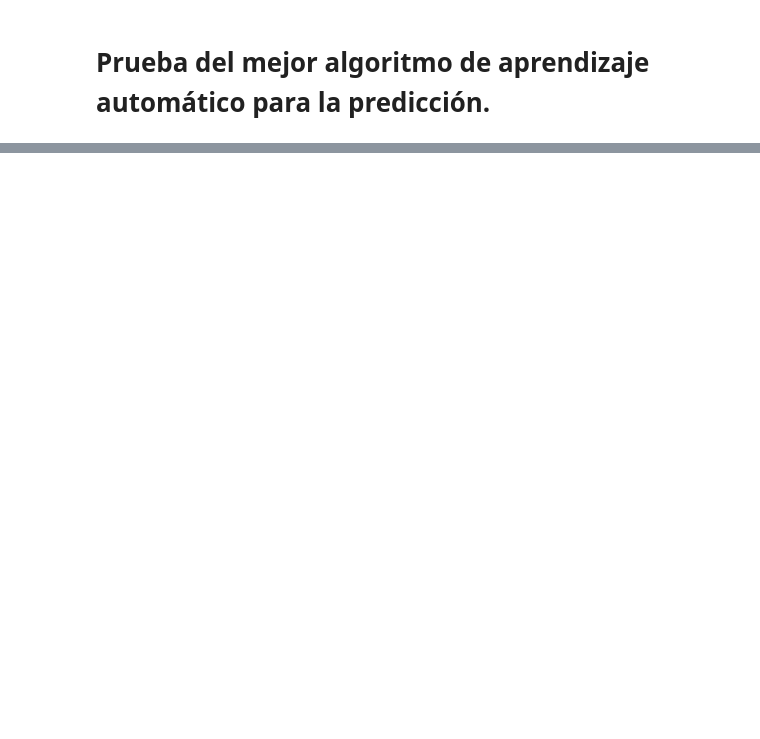
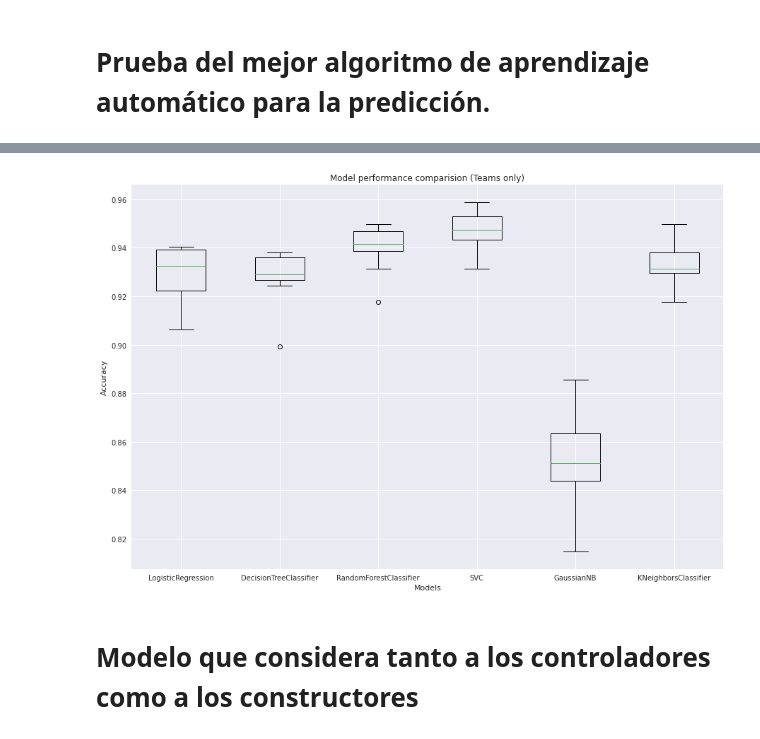
Before and after one commit to jGalanDS/redbull_espa, a Jupyter notebook: 04.ML_Modelling.ipynb, the cells around one changed output, grey strips where cells are left out. Cells and saved outputs as stored; diff of their text form; code cells hidden in the pictures; blank space fills up the shorter version.

```diff
--- a/04.ML_Modelling.ipynb
+++ b/04.ML_Modelling.ipynb
@@ -93,0 +314,11 @@ ente más pequeño de ejemplos que se utiliza para ajustar los hiperparámetros
+# %%
+x_c = data[['GP_name','quali_pos','constructor','position','constructor_reliability','active_constructor']]
+# %%
+x_c = x_c[x_c['active_constructor']==1]
+# %%
+sc  = StandardScaler()
+le = LabelEncoder()
+x_c['GP_name'] = le.fit_transform(x_c['GP_name'])
+x_c['constructor'] = le.fit_transform(x_c['constructor'])
+X_c = x_c.drop(['position','active_constructor'],1)
+y_c = x_c['position'].apply(lambda x: position_index(x))
@@ -93,0 +347,11 @@ ente más pequeño de ejemplos que se utiliza para ajustar los hiperparámetros
+# %%
+plt.figure(figsize=(15,10))
+plt.boxplot(x=results_const,labels=name)
+plt.xlabel('Models')
+plt.ylabel('Accuracy')
+plt.title('Model performance comparision (Teams only)')
+plt.show()
+# %% [output]
+[figure, added]
+# %% [markdown]
+#  Modelo que considera tanto a los controladores como a los constructores
```
Also changed, not shown: parts of 44 cells of this notebook, 6 other files.
